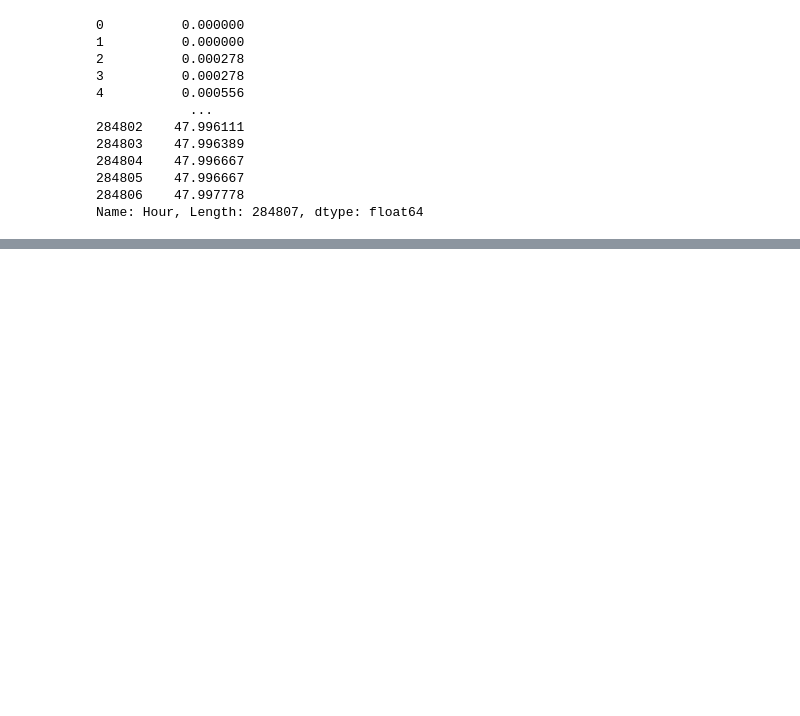
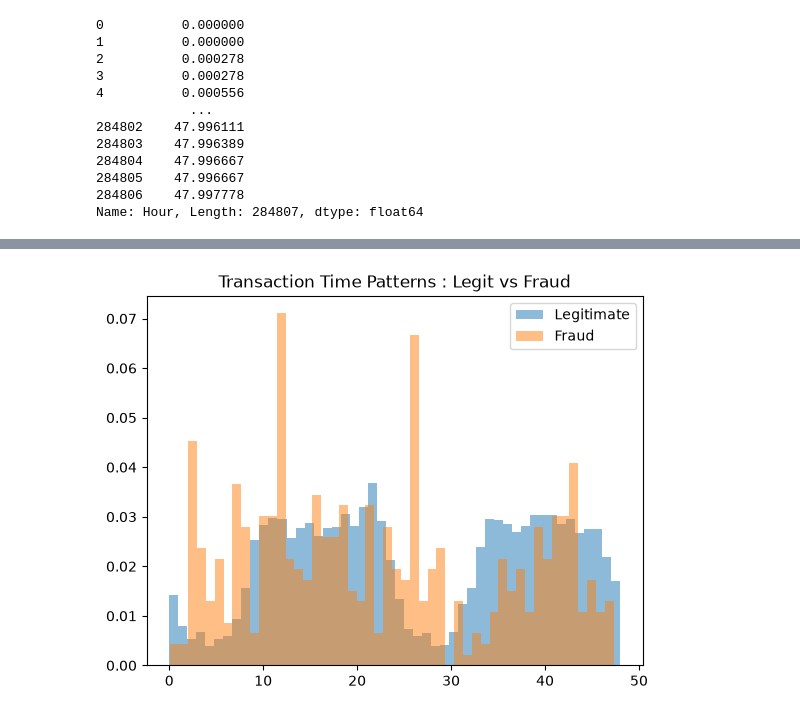
Before and after one commit to PrasadJagdale1939/credit-card-fraud-detection, a Jupyter notebook: notebooks/01_eda.ipynb, the cells around one changed output, grey strips where cells are left out. Saved outputs shown, nothing was run; the diff lists cells and outputs as text; code cells hidden in the pictures; blank space fills up the shorter version.

```diff
--- a/notebooks/01_eda.ipynb
+++ b/notebooks/01_eda.ipynb
@@ -130,0 +141,8 @@ Name: Hour, Length: 284807, dtype: float64
+# %%
+plt.hist(df[df["Class"]==0]["Hour"], bins = 50,alpha=0.5,label="Legitimate",density=True)
+plt.hist(df[df["Class"]==1]["Hour"], bins=50,alpha=0.5,label="Fraud",density=True)
+plt.legend()
+plt.title("Transaction Time Patterns : Legit vs Fraud")
+plt.show()
+# %% [output]
+[figure, added]
```
Also changed, not shown: parts of 4 cells of this notebook, 1 other file.
